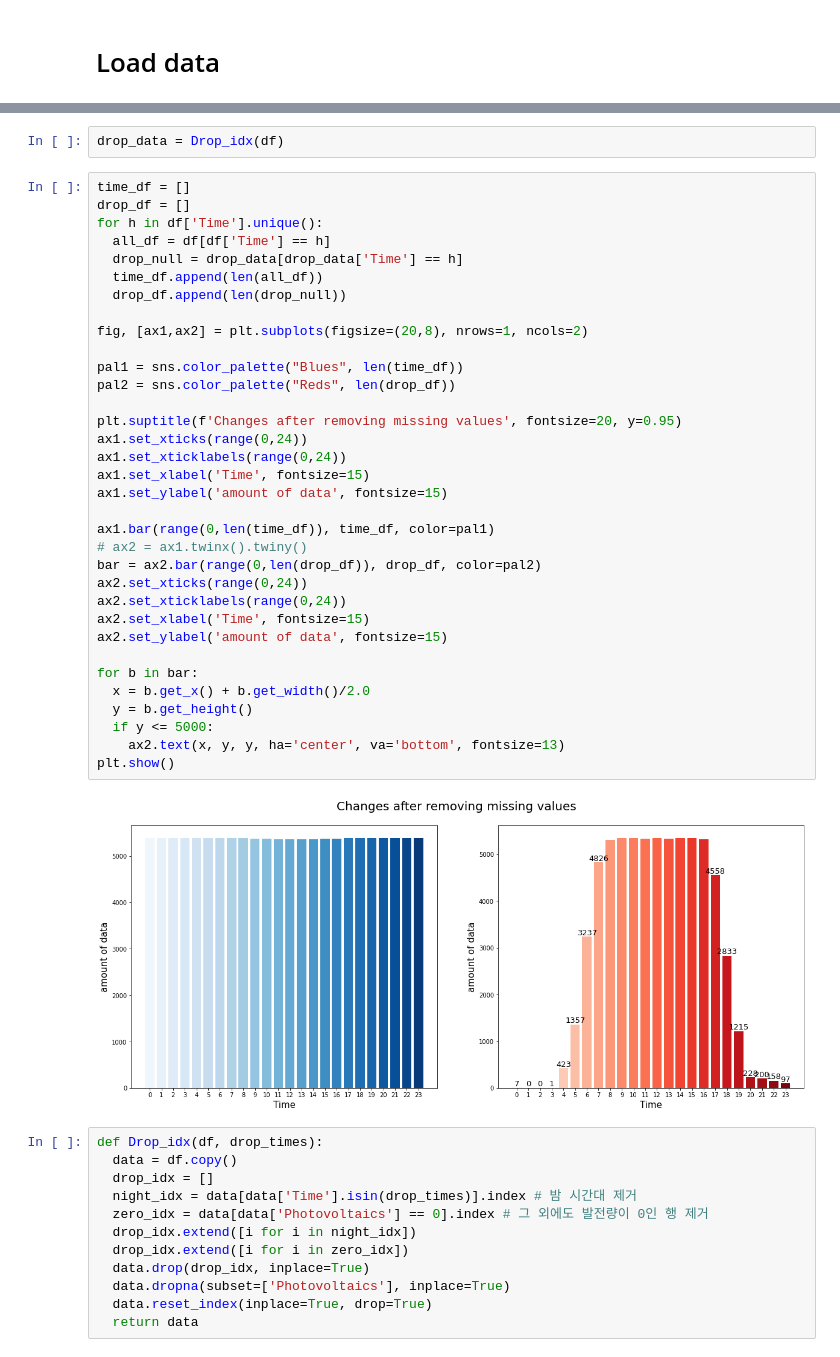
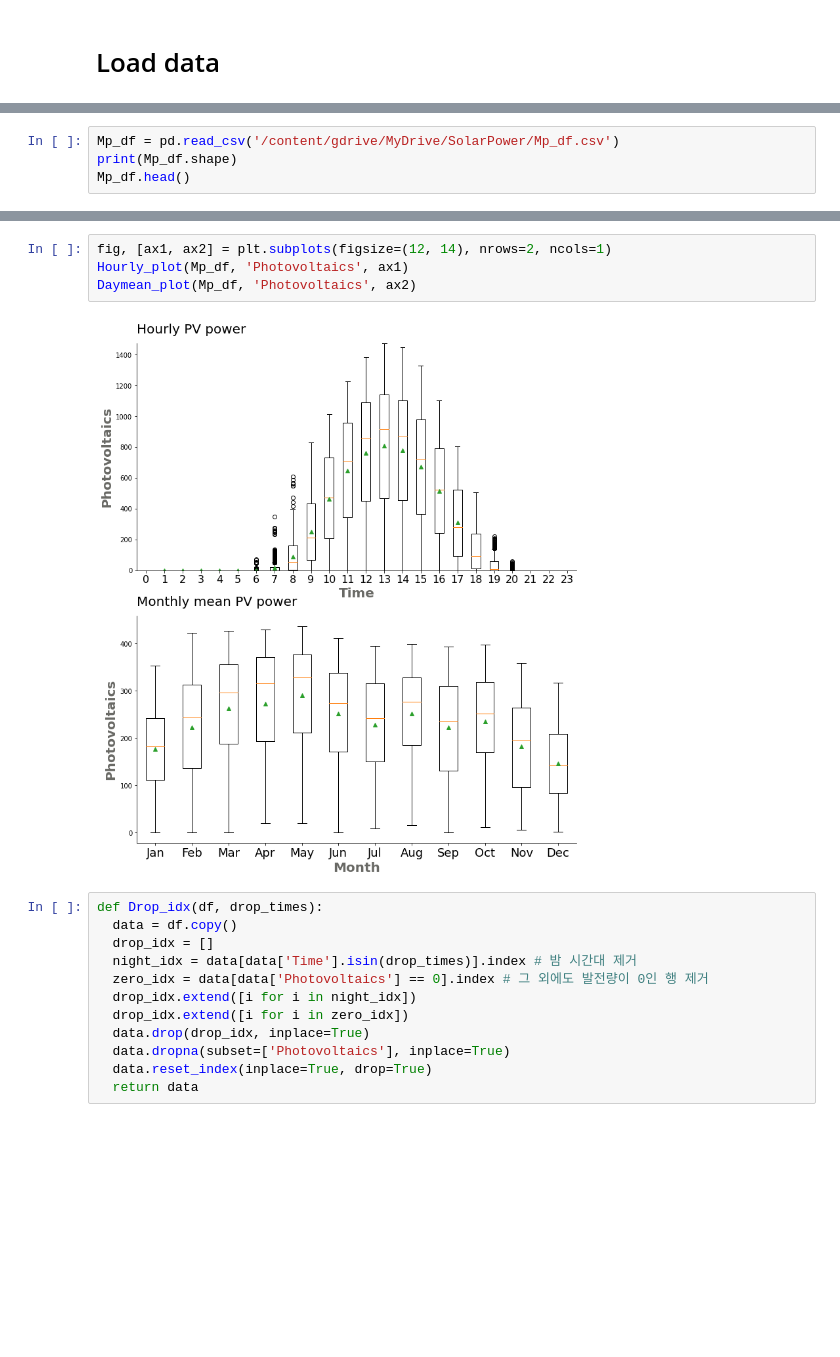
Before and after one commit to Hanchaeeun/SolarPower-Analysis, a Jupyter notebook: 04_preprocessing.ipynb, the cells around one changed output, grey strips where cells are left out. Drawn from its saved outputs; the diff is of its cells as text; blank space fills up the shorter version.

Commit message:
Change Outlier Criteria & Add Graphs

```diff
--- a/04_preprocessing.ipynb
+++ b/04_preprocessing.ipynb
@@ -34,0 +32,4 @@ Mp_df, Gn_df, Jj_df = Split_area(df, 'Area', area_list)
+# %%
+Mp_df = pd.read_csv('/content/gdrive/MyDrive/SolarPower/Mp_df.csv')
+print(Mp_df.shape)
+Mp_df.head()
@@ -45,41 +53,9 @@ def Drop_idx(df):
-# %%
-drop_data = Drop_idx(df)
-# %%
-time_df = []
-drop_df = []
-for h in df['Time'].unique():
-  all_df = df[df['Time'] == h]
-  drop_null = drop_data[drop_data['Time'] == h]
-  time_df.append(len(all_df))
-  drop_df.append(len(drop_null))
-
-fig, [ax1,ax2] = plt.subplots(figsize=(20,8), nrows=1, ncols=2)
-
-pal1 = sns.color_palette("Blues", len(time_df))
-pal2 = sns.color_palette("Reds", len(drop_df))
-
-plt.suptitle(f'Changes after removing missing values', fontsize=20, y=0.95)
-ax1.set_xticks(range(0,24))
-ax1.set_xticklabels(range(0,24))
-ax1.set_xlabel('Time', fontsize=15)
-ax1.set_ylabel('amount of data', fontsize=15)
-
-ax1.bar(range(0,len(time_df)), time_df, color=pal1)
-# ax2 = ax1.twinx().twiny()
-bar = ax2.bar(range(0,len(drop_df)), drop_df, color=pal2)
-ax2.set_xticks(range(0,24))
-ax2.set_xticklabels(range(0,24))
-ax2.set_xlabel('Time', fontsize=15)
-ax2.set_ylabel('amount of data', fontsize=15)
-
-for b in bar:
-  x = b.get_x() + b.get_width()/2.0
-  y = b.get_height()
-  if y <= 5000:
-    ax2.text(x, y, y, ha='center', va='bottom', fontsize=13)
-plt.show()
-# %% [output]
-[figure, removed]
+# %%
+fig, [ax1, ax2] = plt.subplots(figsize=(12, 14), nrows=2, ncols=1)
+Hourly_plot(Mp_df, 'Photovoltaics', ax1)
+Daymean_plot(Mp_df, 'Photovoltaics', ax2)
+# %% [output]
+[figure, added]
 # %%
 def Drop_idx(df, drop_times):
   data = df.copy()
```
Also changed, not shown: parts of 89 cells of this notebook.
